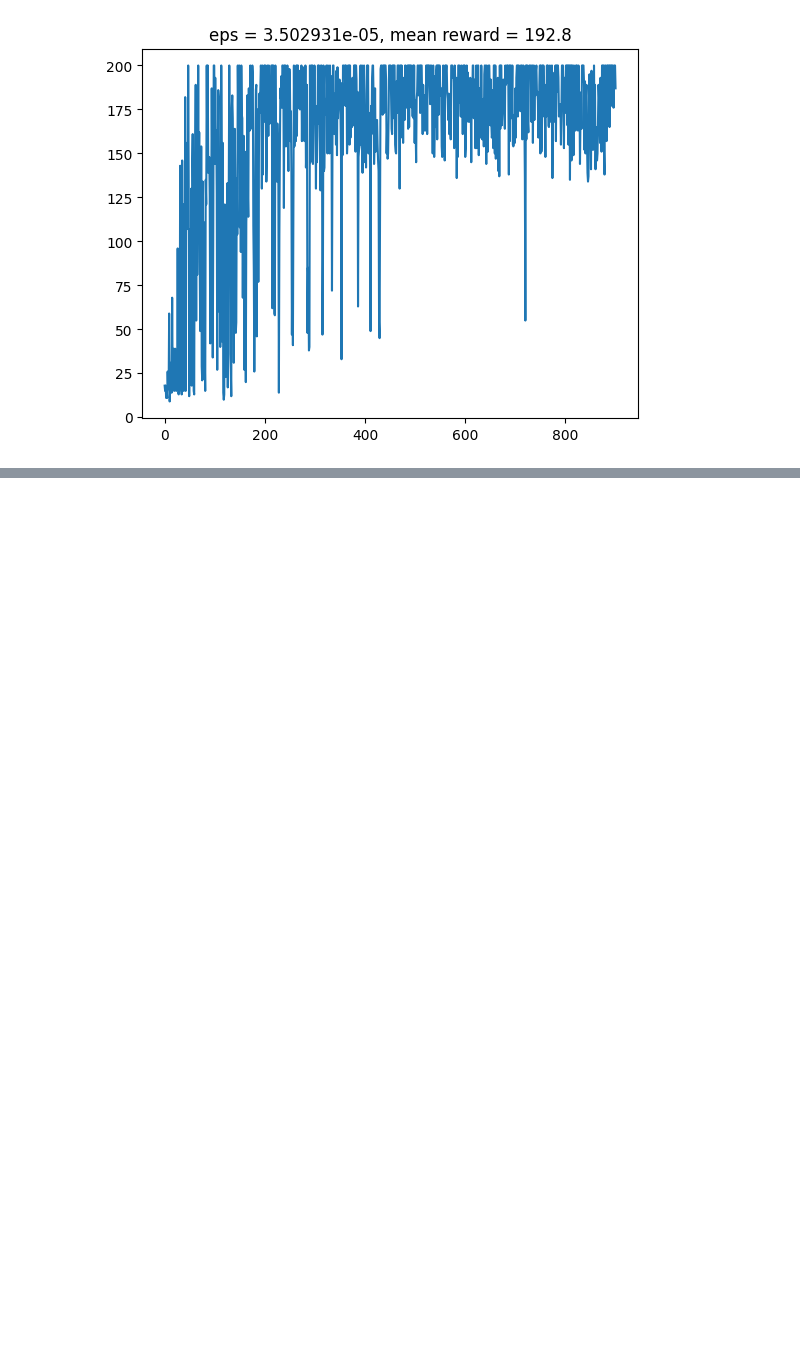
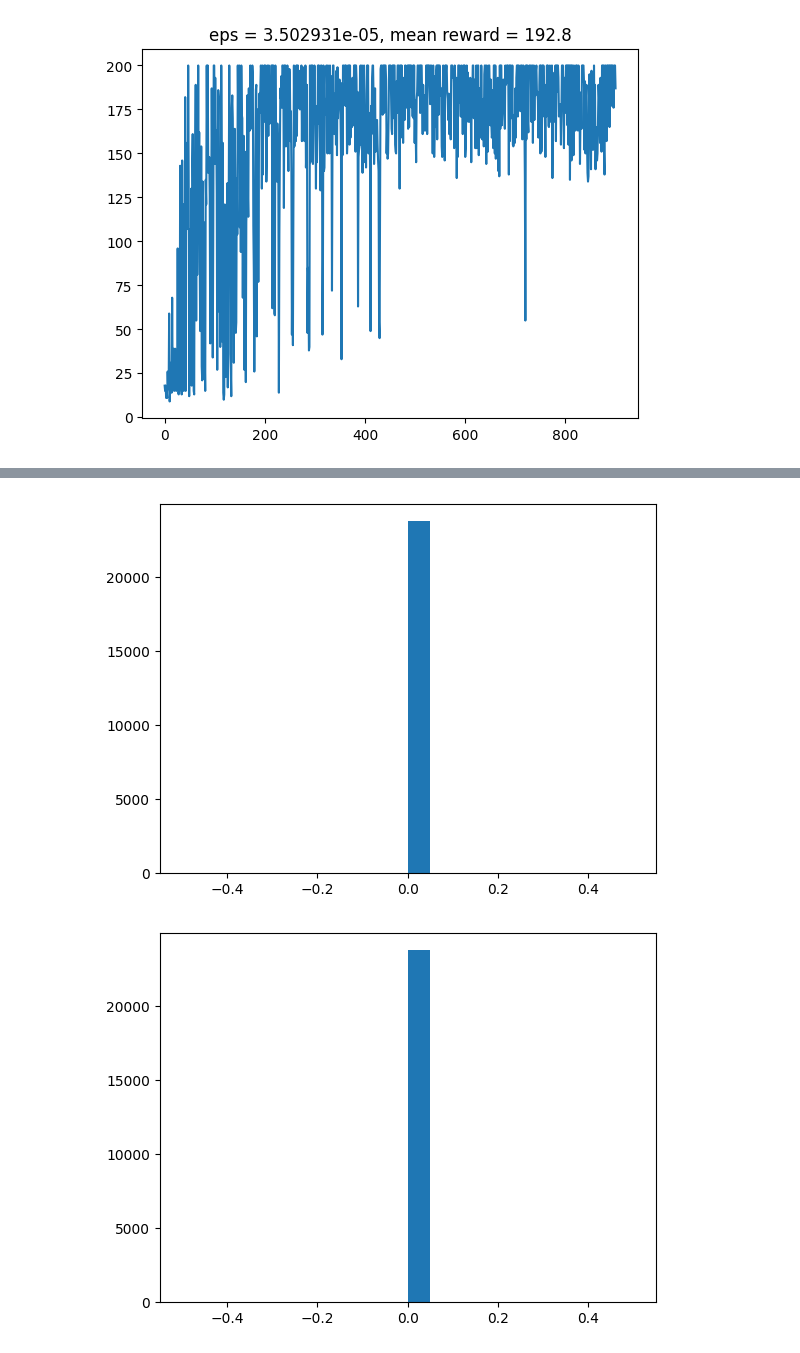
Before and after one commit to Eva53/DL_Labs, a Jupyter notebook: Lab1.ipynb, the cells around one changed output, grey strips where cells are left out. Drawn from its saved outputs; the diff is of its cells as text; code cells hidden in the pictures; blank space fills up the shorter version.

```diff
--- a/Lab1.ipynb
+++ b/Lab1.ipynb
@@ -307,0 +327,47 @@ for i in range(1000):
+# %%
+from gym.core import ObservationWrapper
+
+class Binarizer(ObservationWrapper):
+    def __init__(self, env):
+        super().__init__(env)
+        self.angle = 6  # Количество интервалов для Pole Angle
+        self.angle_velocity = 12  # Количество интервалов для Pole Angular Velocity
+
+    def observation(self, state):
+        """
+        Преобразование состояния в дискретное пространство.
+        """
+        # Исключим признаки Cart Position и Cart Velocity, положив в них единственное значение - 0
+        state[0] = 0
+        state[1] = 0
+
+        # Pole Angle: [-0.42, 0.42] -> [0, 6]
+        state[2] = min(self.angle, max(0, round((state[2] + 0.42) / 0.84 * self.angle)))
+
+        # Pole Angular Velocity: масштабируем [-Inf, Inf] до [-4, 4], затем дискретизируем [0, 12]
+        theta_vel_scaled = max(-4, min(4, state[3]))
+        state[3] = min(self.angle_velocity, max(0, round((theta_vel_scaled + 4) / 8 * self.angle_velocity)))
+
+        return tuple(state)
+# %%
+env = Binarizer(gym.make("CartPole-v0"))
+n_actions = env.action_space.n
+# %%
+seen_observations = []
+for _ in range(1000):
+    seen_observations.append(env.reset()[0])
+    terminated, truncated  = False, False
+    while not (terminated or truncated):
+        s, r, terminated, truncated, _ = env.step(env.action_space.sample())
+        seen_observations.append(s)
+        if terminated or truncated:
+            break
+
+seen_observations = np.array(seen_observations)
+
+for obs_i in range(env.observation_space.shape[0]):
+    plt.hist(seen_observations[:, obs_i], bins=20)
+    plt.show()
+# %% [output]
+[figure, added]
+[figure, added]
```
Also changed, not shown: parts of 7 cells of this notebook.
